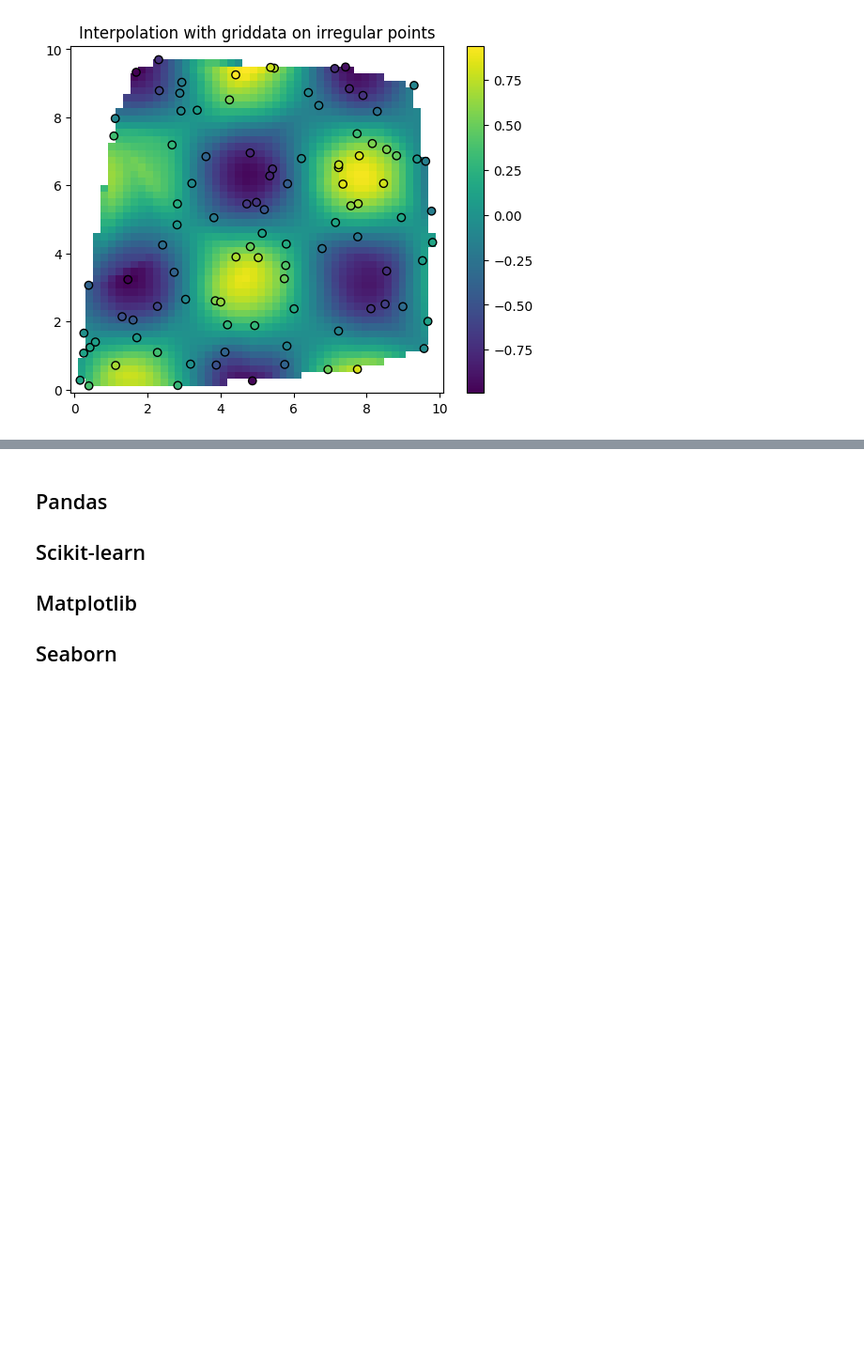
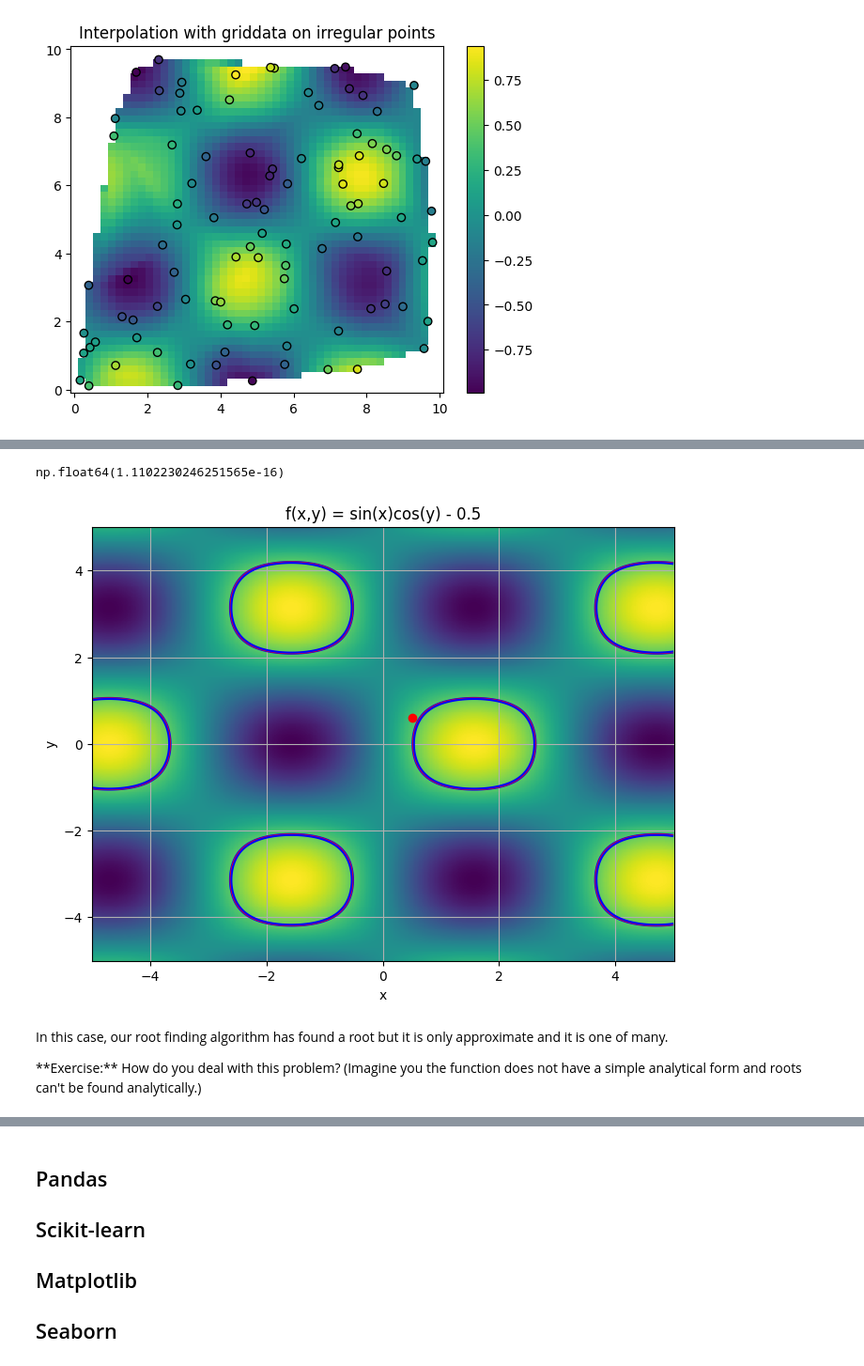
Before and after one commit to borisbolliet/ResearchComputing, a Jupyter notebook: docs/material/part11/notebook.ipynb, the cells around one changed output, grey strips where cells are left out. Shown at 94% size. Drawn from its saved outputs; the diff is of its cells as text; code cells hidden in the pictures; blank space fills up the shorter version.

```diff
--- a/docs/material/part11/notebook.ipynb
+++ b/docs/material/part11/notebook.ipynb
@@ -658,0 +752,5 @@ This is one of the three pillars of the AI revolution we are witnessing. See [he
+# %%
+# Define a function of two variables
+def f(X):
+    x, y = X
+    return np.sin(x) * np.cos(y) - 0.5
@@ -658,0 +801,27 @@ This is one of the three pillars of the AI revolution we are witnessing. See [he
+# %%
+np.sin(result.x[0]) * np.cos(result.x[1]) - 0.5
+# %% [output]
+np.float64(1.1102230246251565e-16)
+# %%
+# Create the contour plot
+plt.figure(figsize=(8, 6))
+
+plt.pcolormesh(x, y, Z, cmap='viridis')
+# plt.contour(X, Y, Z, levels=[0], colors='red', linewidths=2)  # Contour line where f(x, y) = 0
+tolerance = 1e-2
+plt.contour(X, Y, Z, levels=[-tolerance, 0, tolerance], colors=['blue', 'red', 'blue'], linewidths=1.5)
+plt.scatter(result.x[1], result.x[0], c='r', marker='o', label='Root')
+# plt.colorbar()
+plt.xlabel('x')
+plt.ylabel('y')
+plt.title('f(x,y) = sin(x)cos(y) - 0.5')
+plt.grid(True)
+plt.show()
+# %% [output]
+[figure, added]
+# %% [markdown]
+In this case, our root finding algorithm has found a root but it is only approximate and it is one of many.
+
+<div class="exercise-box">
+**Exercise:** How do you deal with this problem? (Imagine you the function does not have a simple analytical form and roots can't be found analytically.)
+</div>
```
Also changed, not shown: parts of 24 cells of this notebook, 1 other file.
